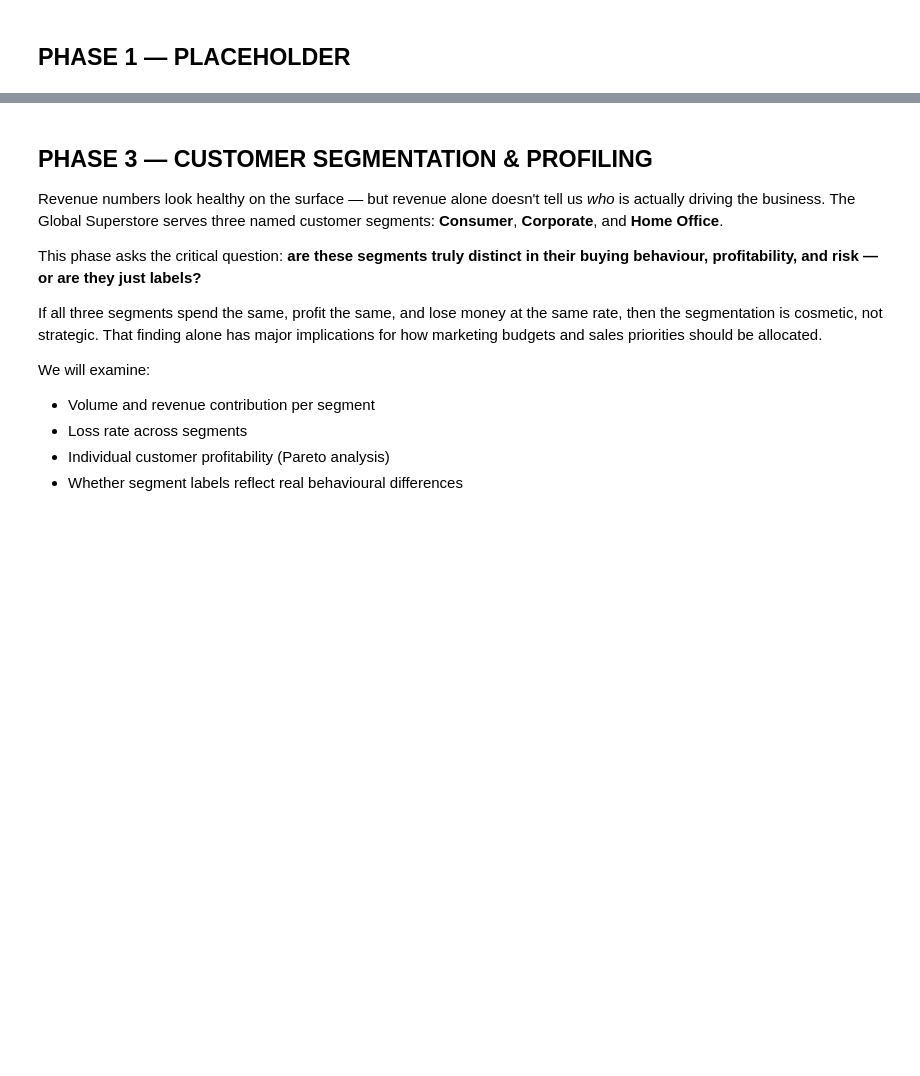
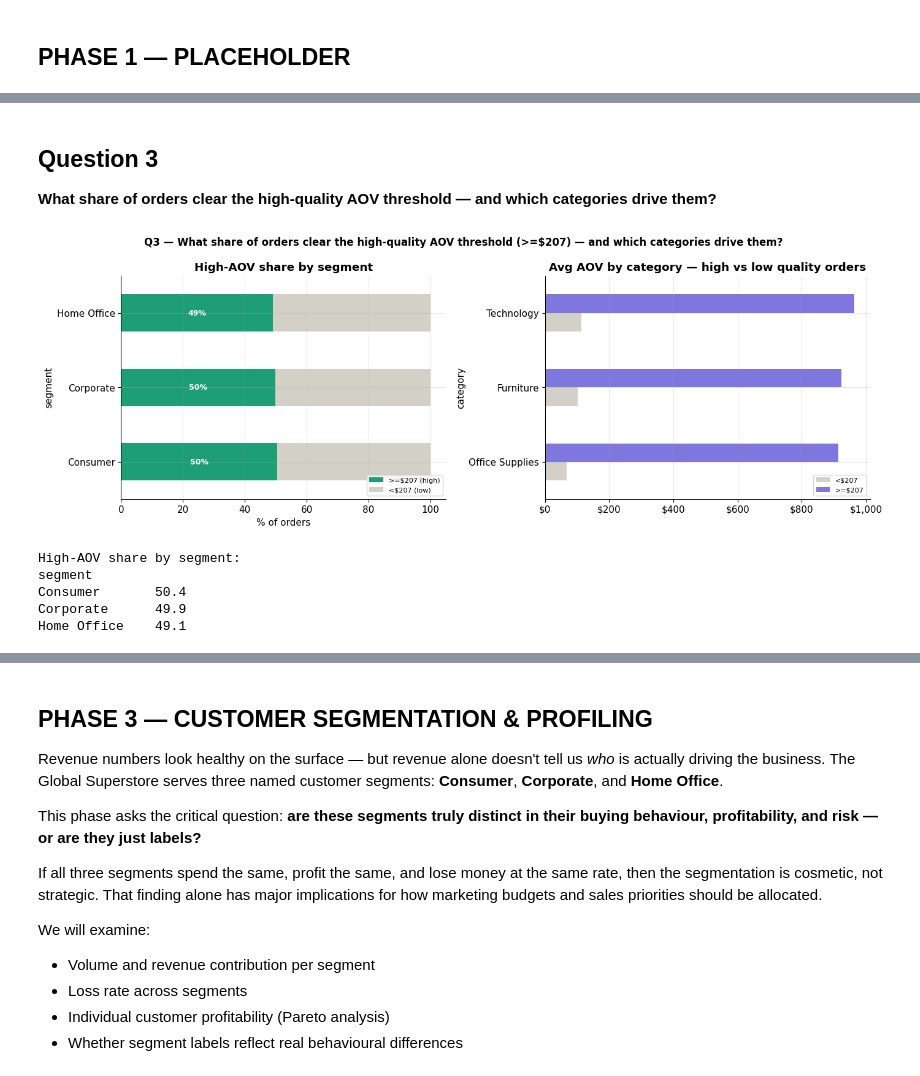
Before and after one commit to satwik12151/Capstone-Project-Group-3-, a Jupyter notebook: Capstone_Project_Group3.ipynb, the cells around one changed output, grey strips where cells are left out. Saved outputs shown, nothing was run; the diff lists cells and outputs as text; code cells hidden in the pictures; blank space fills up the shorter version.

```diff
--- a/Capstone_Project_Group3.ipynb
+++ b/Capstone_Project_Group3.ipynb
@@ -275,0 +470,50 @@ memory usage: 7.6+ MB
+# %% [markdown]
+## Question 3
+
+**What share of orders clear the high-quality AOV threshold — and which categories drive them?**
+# %%
+fig, axes = plt.subplots(1, 2, figsize=(14, 5))
+fig.suptitle(
+    f"Q3 — What share of orders clear the high-quality AOV threshold (>=${threshold:,.0f})"
+    f" — and which categories drive them?",
+    fontsize=12, fontweight="bold"
+)
+
+seg_counts = orders.groupby(["segment", "high_aov_flag"]).size().unstack(fill_value=0)
+seg_pct    = seg_counts.div(seg_counts.sum(axis=1), axis=0) * 100
+for col in [0, 1]:
+    if col not in seg_pct.columns: seg_pct[col] = 0
+seg_pct[[1, 0]].rename(
+    columns={1: f">=${threshold:,.0f} (high)", 0: f"<${threshold:,.0f} (low)"}
+).plot.barh(ax=axes[0], stacked=True, color=["#1D9E75", "#D3D1C7"], edgecolor="none", width=0.5)
+axes[0].set_xlabel("% of orders")
+axes[0].set_title("High-AOV share by segment", fontweight="bold")
+axes[0].legend(fontsize=8, loc="lower right")
+for i, seg in enumerate(seg_pct.index):
+    pct = seg_pct.loc[seg, 1] if 1 in seg_pct.columns else 0
+    axes[0].text(pct / 2, i, f"{pct:.0f}%", va="center", ha="center",
+                 fontsize=9, color="white", fontweight="bold")
+
+cat_aov = orders.groupby(["category", "high_aov_flag"])["aov"].mean().unstack(fill_value=0)
+for col in [0, 1]:
+    if col not in cat_aov.columns: cat_aov[col] = 0
+cat_aov.sort_values(1, ascending=True).rename(
+    columns={0: f"<${threshold:,.0f}", 1: f">=${threshold:,.0f}"}
+).plot.barh(ax=axes[1], color=["#D3D1C7", "#7F77DD"], edgecolor="none", width=0.5)
+axes[1].xaxis.set_major_formatter(mticker.FuncFormatter(lambda v, _: f"${v:,.0f}"))
+axes[1].set_title("Avg AOV by category — high vs low quality orders", fontweight="bold")
+axes[1].legend(fontsize=8)
+
+fig.tight_layout()
+plt.show()
+
+print("\nHigh-AOV share by segment:")
+print(orders.groupby("segment")["high_aov_flag"].mean()
+      .mul(100).round(1).rename("% high-AOV orders").to_string())
+# %% [output]
+[figure, added]
+High-AOV share by segment:
+segment
+Consumer       50.4
+Corporate      49.9
+Home Office    49.1
```
Also changed, not shown: parts of 29 cells of this notebook.
